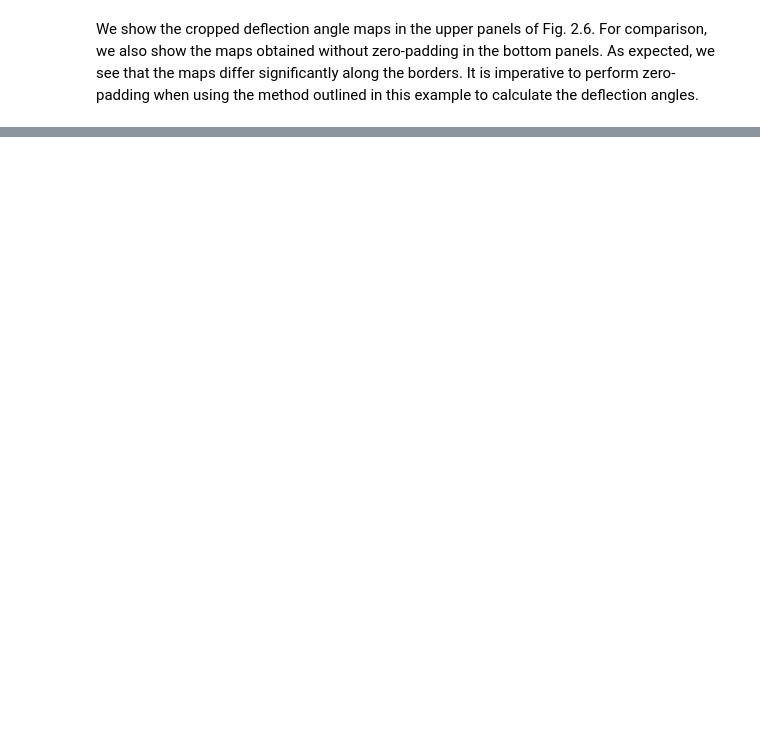
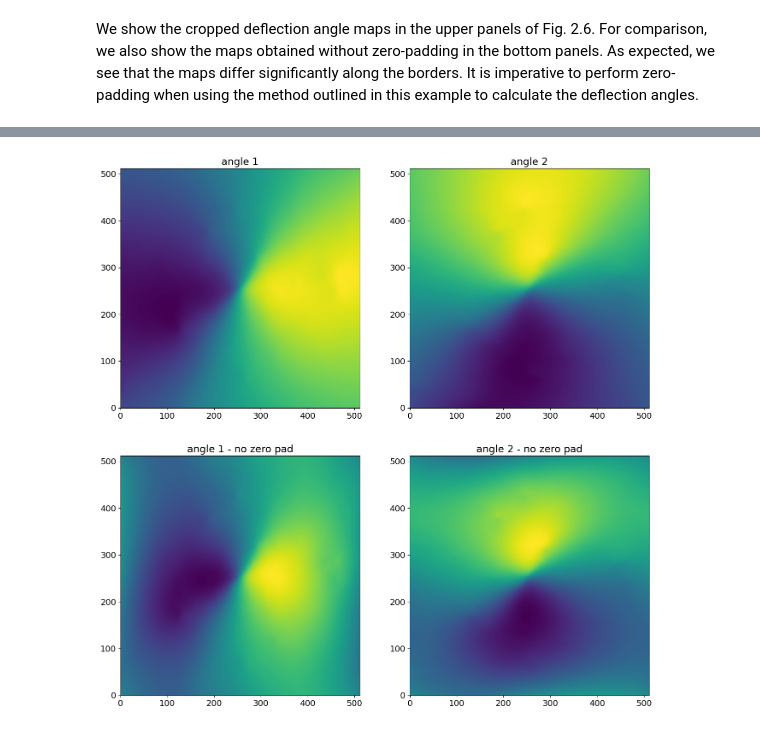
Before and after one commit to parlange/gravitational-lensing, a Jupyter notebook: Light_Deflection_by_an_Extended_Mass_Distribution.ipynb, the cells around one changed output, grey strips where cells are left out. Cells and saved outputs as stored; diff of their text form; code cells hidden in the pictures; blank space fills up the shorter version.

```diff
--- a/Light_Deflection_by_an_Extended_Mass_Distribution.ipynb
+++ b/Light_Deflection_by_an_Extended_Mass_Distribution.ipynb
@@ -195,3 +241,15 @@ We show the cropped deflection angle maps in the upper panels of Fig. 2.6. For
 comparison, we also show the maps obtained without zero-padding in the bottom panels. As expected, we see that the maps differ significantly along the borders. It is
 imperative to perform zero-padding when using the method outlined in this example
 to calculate the deflection angles.
+# %%
+fig,ax = plt.subplots(2,2,figsize=(16,16))
+ax[0,0].imshow(angx,origin="lower")
+ax[0,0].set_title('angle 1')
+ax[0,1].imshow(angy,origin="lower")
+ax[0,1].set_title('angle 2')
+ax[1,0].imshow(angx_nopad,origin="lower")
+ax[1,0].set_title('angle 1 - no zero pad')
+ax[1,1].imshow(angy_nopad,origin="lower")
+ax[1,1].set_title('angle 2 - no zero pad')
+fig.savefig('padding_cropped.png')
+# %% [output]
@@ -197,0 +273 @@ to calculate the deflection angles.
+[figure, added]
```
Also changed, not shown: parts of 8 cells of this notebook.
